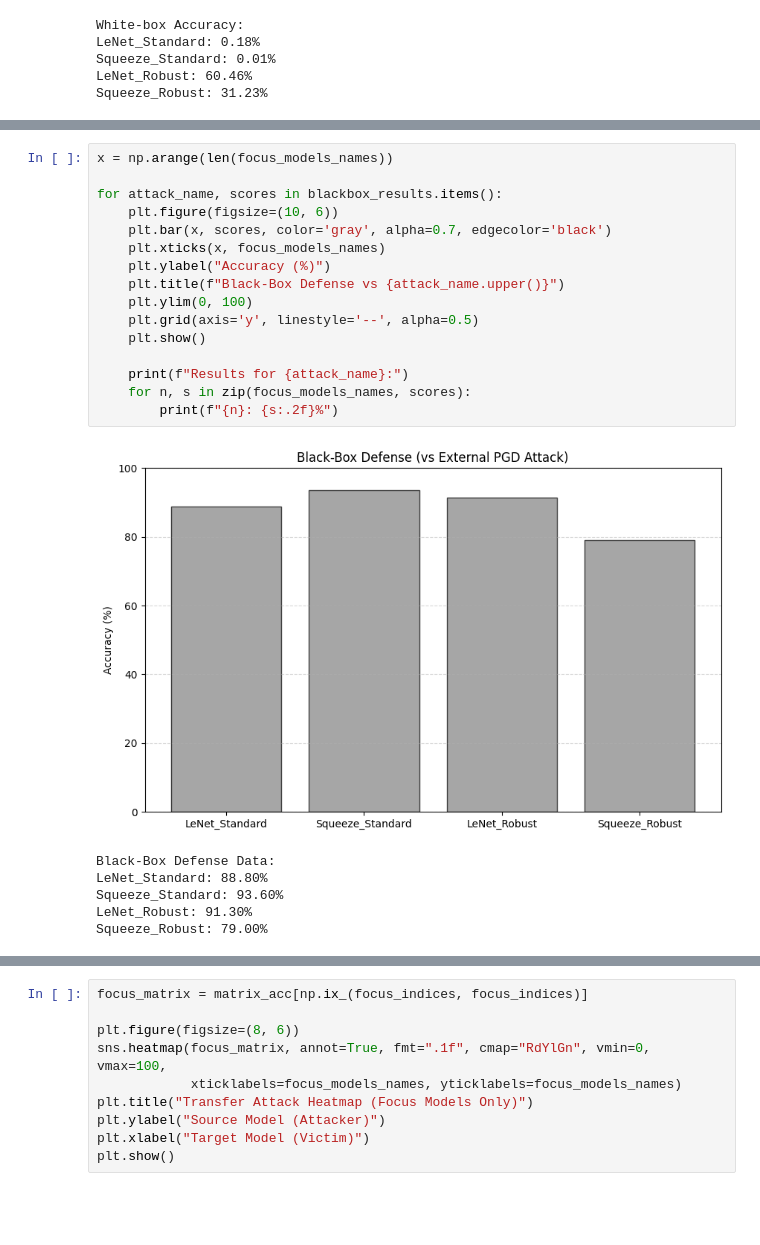
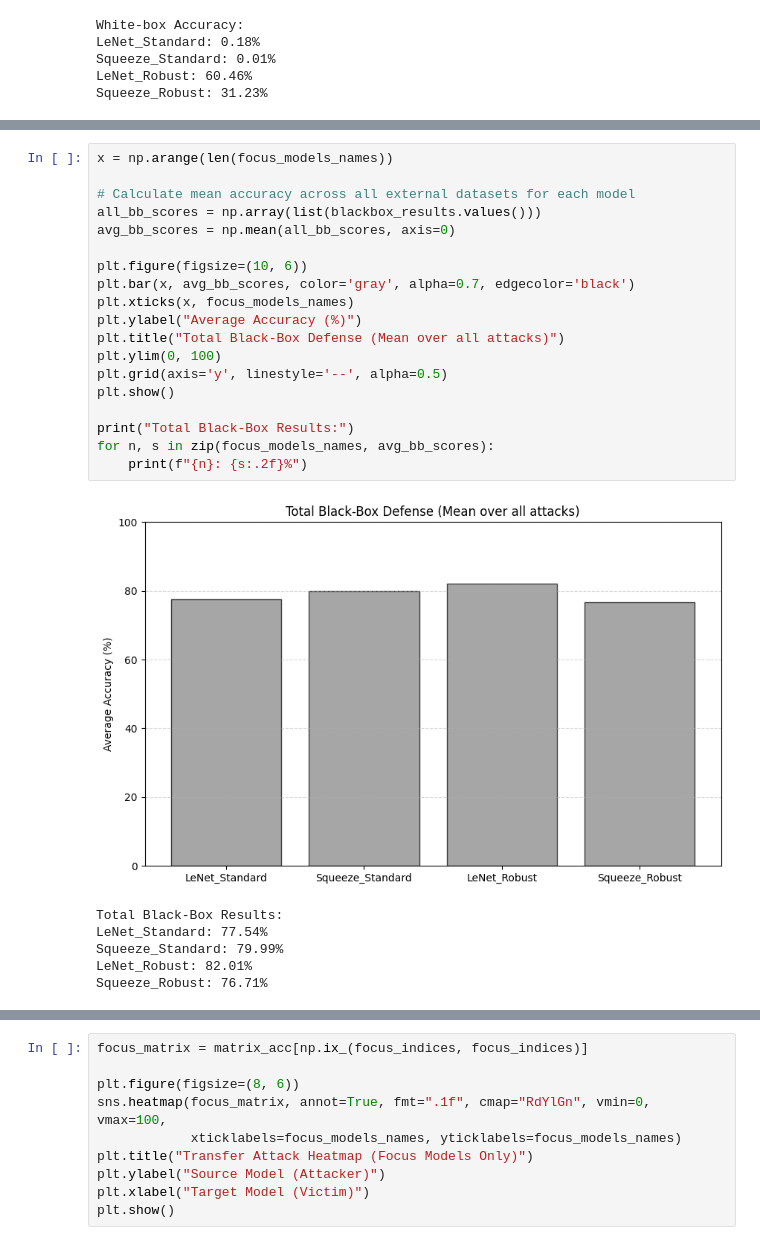
Before and after one commit to vm2781/adversarial_attacks, a Jupyter notebook: model_adversarial_analysis.ipynb, the cells around one changed output, grey strips where cells are left out. Saved outputs shown, nothing was run; the diff lists cells and outputs as text; blank space fills up the shorter version.

```diff
--- a/model_adversarial_analysis.ipynb
+++ b/model_adversarial_analysis.ipynb
@@ -439,26 +444,29 @@ Squeeze_Robust: 51.41%
 # %%
 x = np.arange(len(focus_models_names))
 
-for attack_name, scores in blackbox_results.items():
-    plt.figure(figsize=(10, 6))
-    plt.bar(x, scores, color='gray', alpha=0.7, edgecolor='black')
-    plt.xticks(x, focus_models_names)
-    plt.ylabel("Accuracy (%)")
-    plt.title(f"Black-Box Defense vs {attack_name.upper()}")
-    plt.ylim(0, 100)
-    plt.grid(axis='y', linestyle='--', alpha=0.5)
-    plt.show()
+# Calculate mean accuracy across all external datasets for each model
+all_bb_scores = np.array(list(blackbox_results.values()))
+avg_bb_scores = np.mean(all_bb_scores, axis=0)
 
-    print(f"Results for {attack_name}:")
-    for n, s in zip(focus_models_names, scores):
-        print(f"{n}: {s:.2f}%")
+plt.figure(figsize=(10, 6))
+plt.bar(x, avg_bb_scores, color='gray', alpha=0.7, edgecolor='black')
+plt.xticks(x, focus_models_names)
+plt.ylabel("Average Accuracy (%)")
+plt.title("Total Black-Box Defense (Mean over all attacks)")
+plt.ylim(0, 100)
+plt.grid(axis='y', linestyle='--', alpha=0.5)
+plt.show()
+
+print("Total Black-Box Results:")
+for n, s in zip(focus_models_names, avg_bb_scores):
+    print(f"{n}: {s:.2f}%")
 # %% [output]
-[figure, old version]
+[figure, new version]
-Black-Box Defense Data:
-LeNet_Standard: 88.80%
-Squeeze_Standard: 93.60%
-LeNet_Robust: 91.30%
-Squeeze_Robust: 79.00%
+Total Black-Box Results:
+LeNet_Standard: 77.54%
+Squeeze_Standard: 79.99%
+LeNet_Robust: 82.01%
+Squeeze_Robust: 76.71%
 # %%
 plt.figure(figsize=(10, 6))
 plt.bar(x, avg_pert_scores, color='teal', alpha=0.7, edgecolor='black')
```
Also changed, not shown: parts of 29 cells of this notebook.
